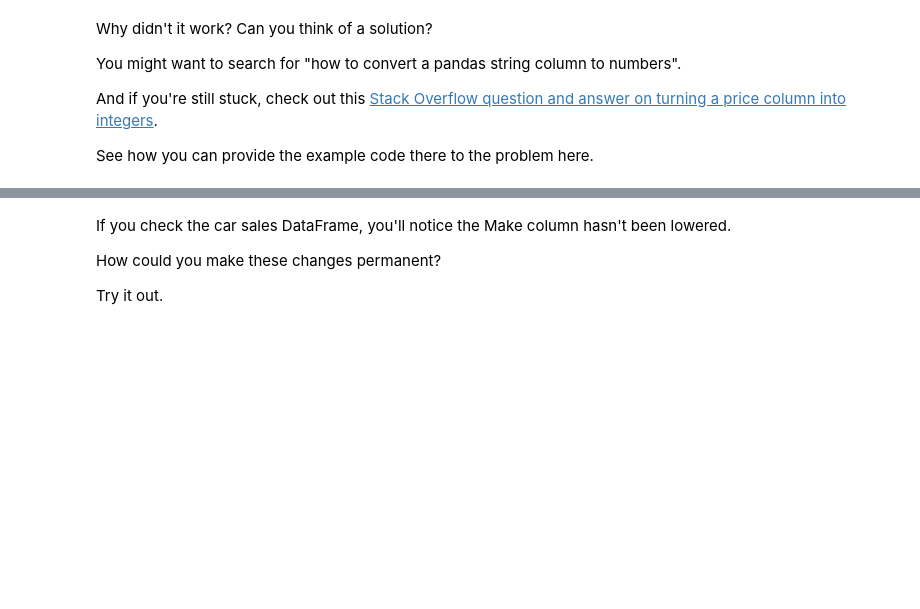
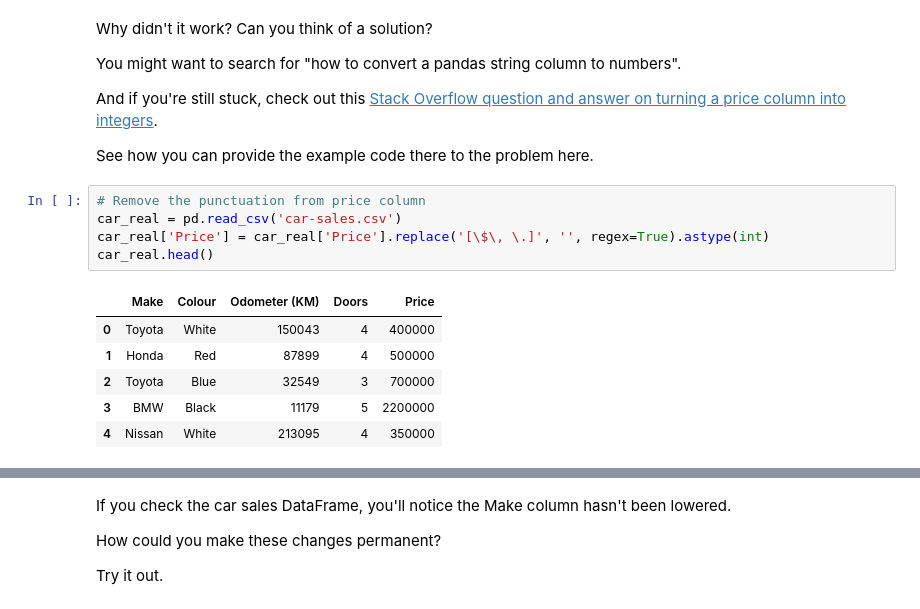
Before and after one commit to Hastycodea/RealDjango, a Jupyter notebook: pandas-exercises.ipynb, the cells around one changed output, grey strips where cells are left out. Drawn from its saved outputs; the diff is of its cells as text; blank space fills up the shorter version.

```diff
--- a/pandas-exercises.ipynb
+++ b/pandas-exercises.ipynb
@@ -260,4 +289,16 @@ You might want to search for "how to convert a pandas string column to numbers".
 And if you're still stuck, check out this [Stack Overflow question and answer on turning a price column into integers](https://stackoverflow.com/questions/44469313/price-column-object-to-int-in-pandas).
 
 See how you can provide the example code there to the problem here.
+# %%
+# Remove the punctuation from price column
+car_real = pd.read_csv('car-sales.csv')
+car_real['Price'] = car_real['Price'].replace('[\$\, \.]', '', regex=True).astype(int)
+car_real.head()
+# %% [output]
+|  | Make | Colour | Odometer (KM) | Doors | Price |
+| 0 | Toyota | White | 150043 | 4 | 400000 |
+| 1 | Honda | Red | 87899 | 4 | 500000 |
+| 2 | Toyota | Blue | 32549 | 3 | 700000 |
+| 3 | BMW | Black | 11179 | 5 | 2200000 |
+| 4 | Nissan | White | 213095 | 4 | 350000 |
 # %%
```
Also changed, not shown: parts of 11 cells of this notebook, 1 other file.
